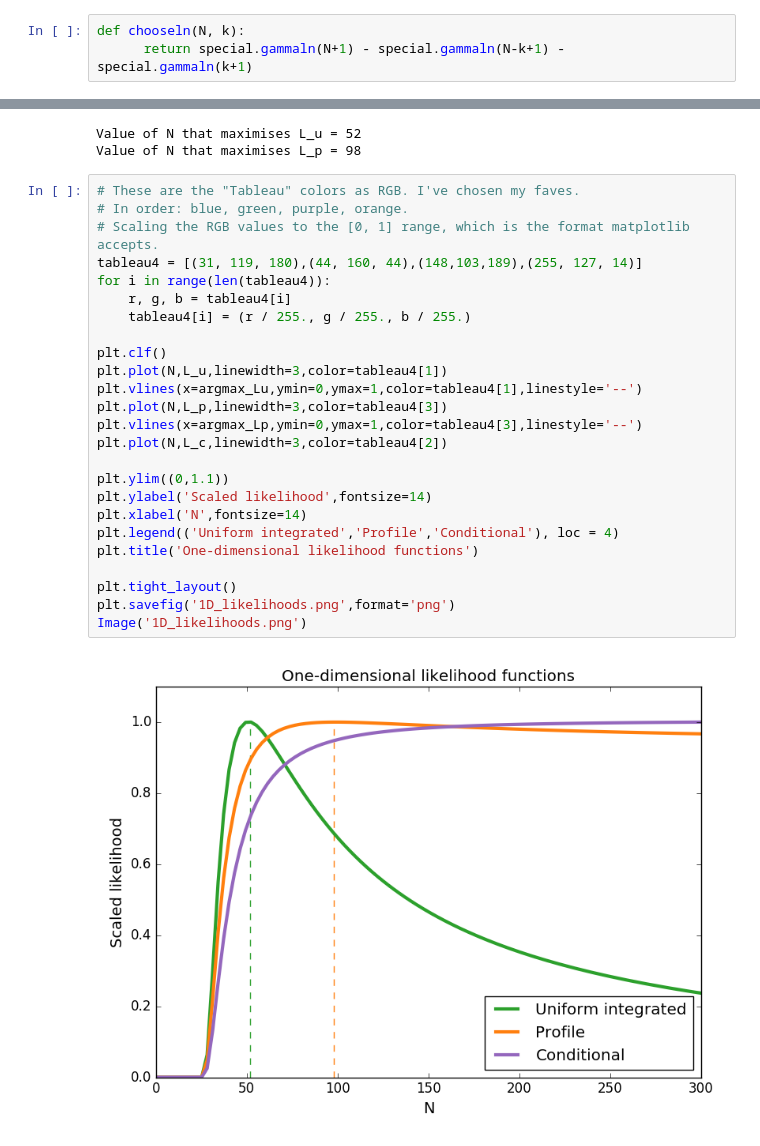
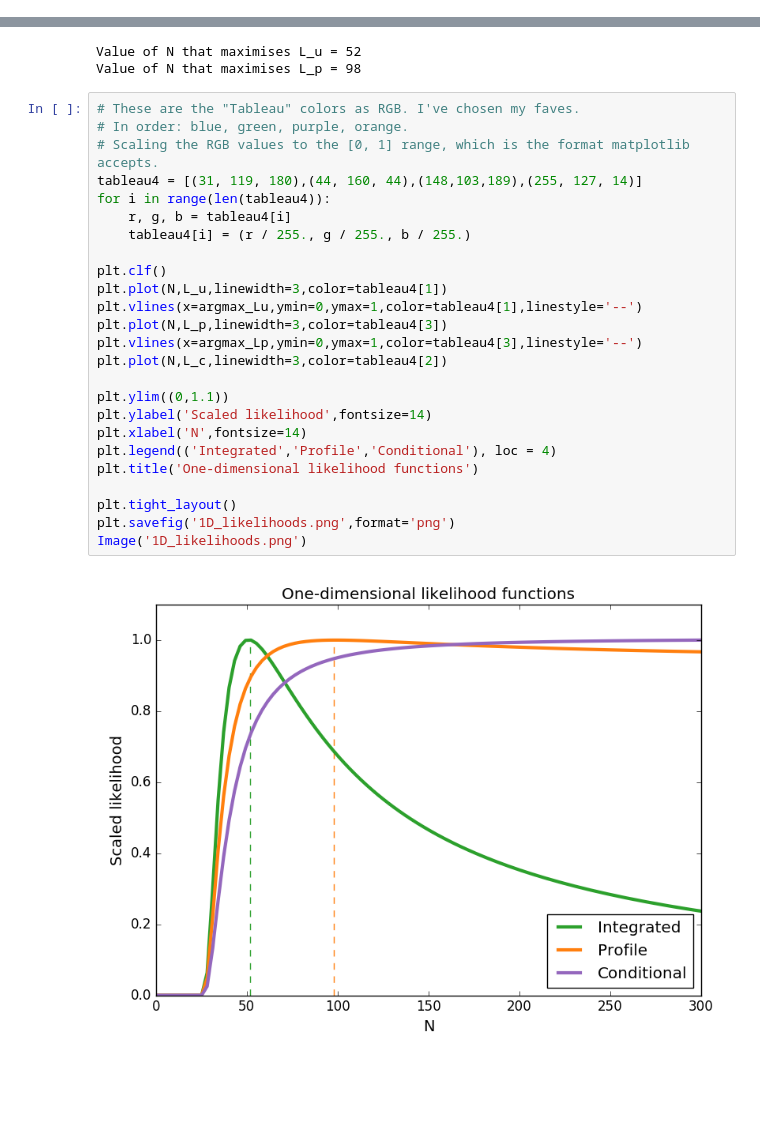
Before and after one commit to gregoryross/Walkthroughs, a Jupyter notebook: Integrated_Likelihoods/Integrated_Likelihood_Comparison.ipynb, the cells around one changed output, grey strips where cells are left out. Saved outputs shown, nothing was run; the diff lists cells and outputs as text; blank space fills up the shorter version.

```diff
--- a/Integrated_Likelihoods/Integrated_Likelihood_Comparison.ipynb
+++ b/Integrated_Likelihoods/Integrated_Likelihood_Comparison.ipynb
@@ -4,9 +6,6 @@ from scipy.misc import comb
 from scipy import special
 import matplotlib.pyplot as plt
 from IPython.display import Image
-# %%
-def chooseln(N, k):
-      return special.gammaln(N+1) - special.gammaln(N-k+1) - special.gammaln(k+1)
 # %%
 def likelihood(s,N,p):
     T = np.sum(s)
@@ -114,27 +113,27 @@ Value of N that maximises L_p = 98
 # %%
 # These are the "Tableau" colors as RGB. I've chosen my faves.
 # In order: blue, green, purple, orange.
 # Scaling the RGB values to the [0, 1] range, which is the format matplotlib accepts.
 tableau4 = [(31, 119, 180),(44, 160, 44),(148,103,189),(255, 127, 14)]
 for i in range(len(tableau4)):
     r, g, b = tableau4[i]
     tableau4[i] = (r / 255., g / 255., b / 255.)
 
 plt.clf()
 plt.plot(N,L_u,linewidth=3,color=tableau4[1])
 plt.vlines(x=argmax_Lu,ymin=0,ymax=1,color=tableau4[1],linestyle='--')
 plt.plot(N,L_p,linewidth=3,color=tableau4[3])
 plt.vlines(x=argmax_Lp,ymin=0,ymax=1,color=tableau4[3],linestyle='--')
 plt.plot(N,L_c,linewidth=3,color=tableau4[2])
 
 plt.ylim((0,1.1))
 plt.ylabel('Scaled likelihood',fontsize=14)
 plt.xlabel('N',fontsize=14)
-plt.legend(('Uniform integrated','Profile','Conditional'), loc = 4)
+plt.legend(('Integrated','Profile','Conditional'), loc = 4)
 plt.title('One-dimensional likelihood functions')
 
 plt.tight_layout()
 plt.savefig('1D_likelihoods.png',format='png')
 Image('1D_likelihoods.png')
 # %% [output]
-[figure, old version]
+[figure, new version]
```
Also changed, not shown: parts of 1 cell of this notebook, 2 other files.
